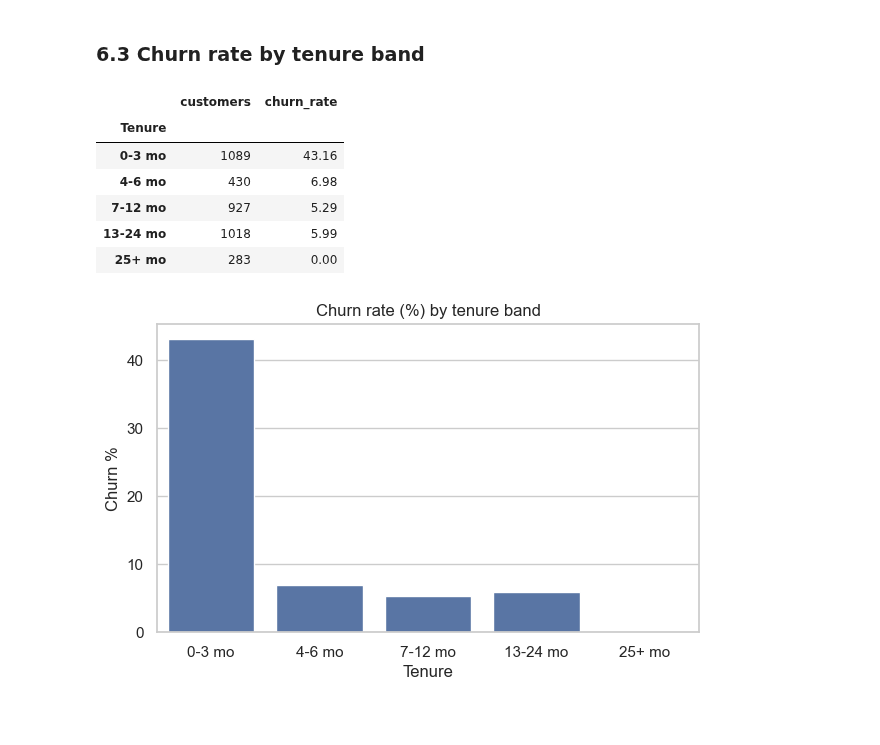
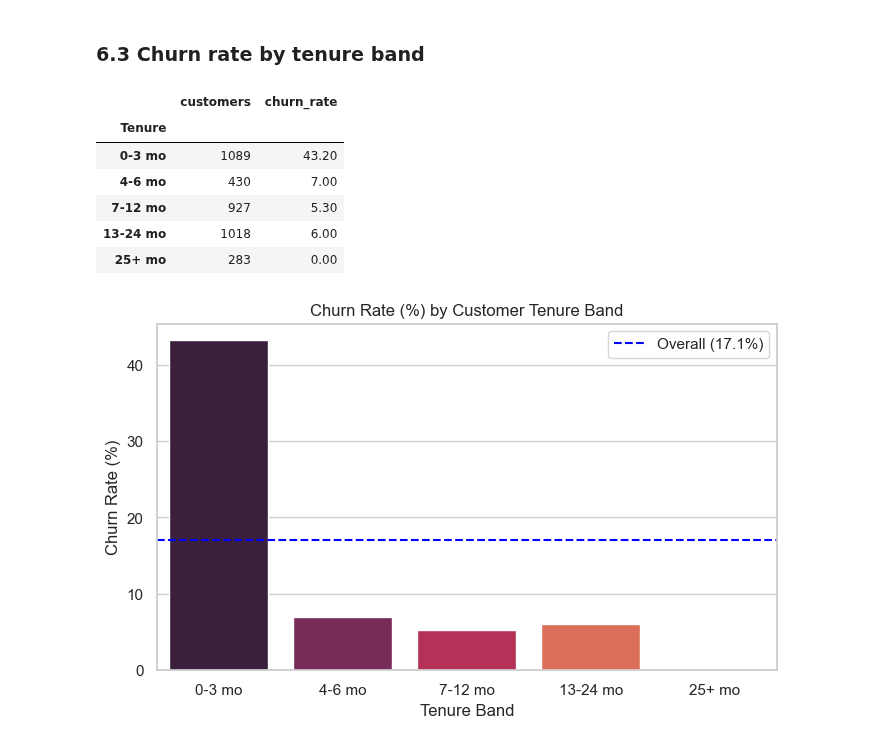
Before and after one commit to kareemxmhmd/churn_decision_system, a Jupyter notebook: notebooks/eda.ipynb, the cells around one changed output. Drawn from its saved outputs; the diff is of its cells as text; code cells hidden in the pictures; blank space fills up the shorter version.

```diff
--- a/notebooks/eda.ipynb
+++ b/notebooks/eda.ipynb
@@ -251,26 +408,28 @@ plt.show()
 # %%
 bins = [-1, 3, 6, 12, 24, np.inf]
 labels = ["0-3 mo", "4-6 mo", "7-12 mo", "13-24 mo", "25+ mo"]
 tenure_band = pd.cut(df["Tenure"], bins=bins, labels=labels)
 
 band = (
     df.groupby(tenure_band, observed=True)[TARGET]
       .agg(customers="count", churn_rate="mean")
-      .assign(churn_rate=lambda d: d["churn_rate"] * 100)
+      .assign(churn_rate=lambda d: (d["churn_rate"] * 100).round(1))
 )
 display(band)
 
-fig, ax = plt.subplots(figsize=(7, 4))
-sns.barplot(x=band.index.astype(str), y=band["churn_rate"], ax=ax)
-ax.set(title="Churn rate (%) by tenure band", xlabel="Tenure", ylabel="Churn %")
+fig, ax = plt.subplots(figsize=(8, 4.5))
+bars = sns.barplot(x=band.index.astype(str), y=band["churn_rate"], ax=ax, palette="rocket")
+ax.axhline(df[TARGET].mean() * 100, color="blue", ls="--", lw=1.5, label=f"Overall ({df[TARGET].mean()*100:.1f}%)")
+ax.set(title="Churn Rate (%) by Customer Tenure Band", xlabel="Tenure Band", ylabel="Churn Rate (%)")
+ax.legend()
 plt.show()
 # %% [output]
 |  | customers | churn_rate |
 | Tenure |  |  |
-| 0-3 mo | 1089 | 43.16 |
-| 4-6 mo | 430 | 6.98 |
-| 7-12 mo | 927 | 5.29 |
-| 13-24 mo | 1018 | 5.99 |
+| 0-3 mo | 1089 | 43.20 |
+| 4-6 mo | 430 | 7.00 |
+| 7-12 mo | 927 | 5.30 |
+| 13-24 mo | 1018 | 6.00 |
 | 25+ mo | 283 | 0.00 |
-[figure, old version]
+[figure, new version]
 # %% [markdown]
```
Also changed, not shown: parts of 30 cells of this notebook.
